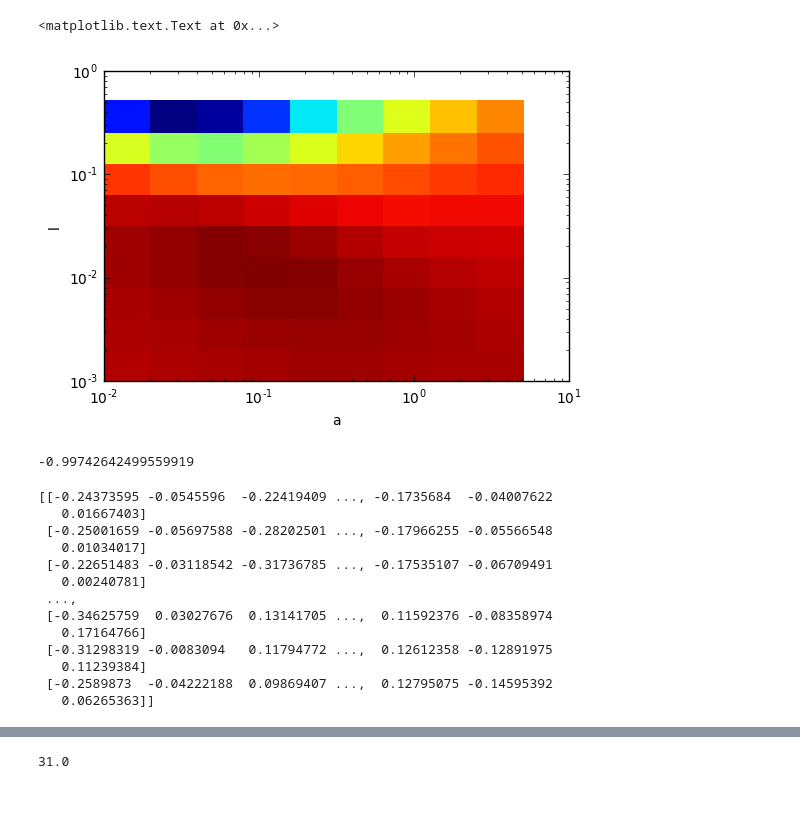
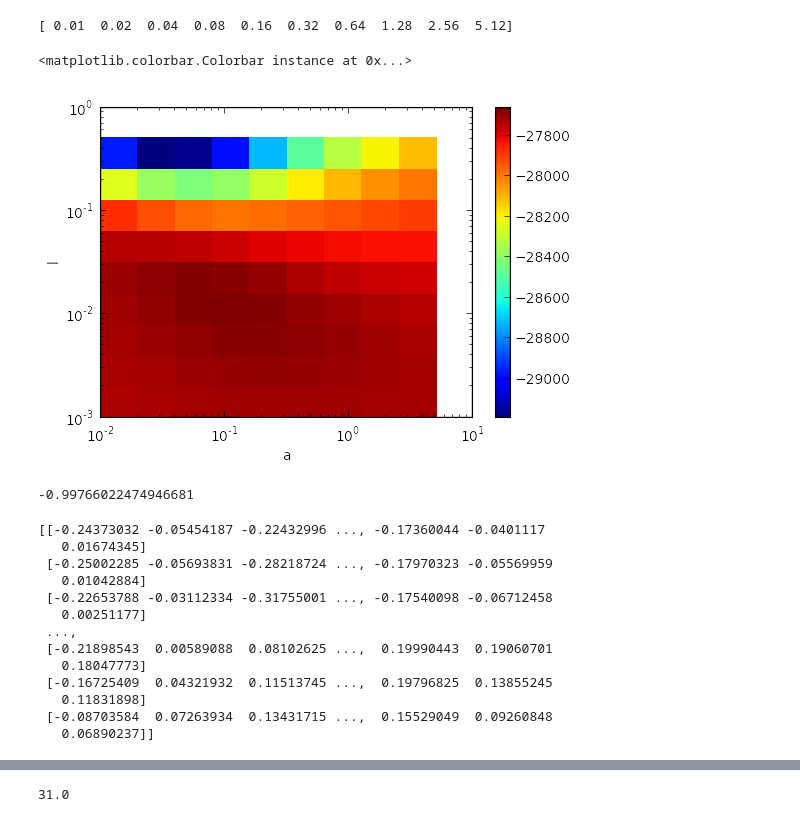
Before and after one commit to hringbauer/BarrierInferPublic, a Jupyter notebook: Laplace.ipynb, the cells around one changed output, grey strips where cells are left out. Drawn from its saved outputs; the diff is of its cells as text; code cells hidden in the pictures.

```diff
--- a/Laplace.ipynb
+++ b/Laplace.ipynb
@@ -6,7 +4,7 @@ import tensorflow as tf
 import pylab
 %matplotlib inline
 # %%
-X_data = np.loadtxt('./coordinates1.csv', delimiter='$').astype('float64')
-X_data /= np.max(X_data)
+X_data = np.loadtxt('./coordinates1.csv', delimiter='$').astype('float64')[:400,:]
+#X_data /= np.max(X_data)    # Divide by the maximum WHY??
 
-Y_data = np.loadtxt('./data_genotypes1.csv', delimiter='$').astype('float64')
+Y_data = np.loadtxt('./data_genotypes1.csv', delimiter='$').astype('float64')[:400,:]
@@ -21,28 +43,33 @@ Y_data[Y_data < 0.5] = -1.0
 with tf.device('/cpu:0'):
     X = tf.Variable(dtype=tf.float64, initial_value=X_data, trainable=False)
     Y = tf.Variable(dtype=tf.float64, initial_value=Y_data, trainable=False)
-
     F = tf.Variable(dtype=tf.float64, initial_value=np.random.normal(0.0, 0.1, (N, M)).astype('float64'),
                     trainable=True)
 
     l = tf.placeholder(shape=[], dtype=tf.float64)
     a = tf.placeholder(shape=[], dtype=tf.float64)
 
+    eye=tf.Variable(tf.convert_to_tensor(np.eye(N), dtype=tf.float64))
+
     K = a * tf.exp(-tf.reduce_sum(((X[:, None] - X[None, :]) ** 2) / (2 * l), reduction_indices=[2])) + \
-        0.0001 * tf.eye(N, dtype=tf.float64)
+        0.0001 * tf.eye(N, dtype=tf.float64) # Calculate Matrix of Covariances
 
-    p = tf.nn.sigmoid(F)
-    Kinv_F = tf.matrix_solve(K, F)
+    #K = a * tf.exp(-tf.reduce_sum(((X[:, None] - X[None, :]) ** 2) / (2 * l), reduction_indices=[2])) + \
+       # 0.0001 * eye
 
-    data_fit = -tf.reduce_sum(tf.log(1 + tf.exp(-Y * F)), reduction_indices=[0])
-    prior_fit = -0.5 * tf.reduce_sum(F * Kinv_F, reduction_indices=[0])
+    p = tf.nn.sigmoid(F)            # Calculate probabilities(assuming sigmoid link function)
+    Kinv_F = tf.matrix_solve(K, F)  # Calculate K^(-1)*F
 
-    logL = tf.reduce_sum(data_fit + prior_fit)
+    data_fit = -tf.reduce_sum(tf.log(1 + tf.exp(-Y * F)), reduction_indices=[0]) # Calculate Data Fit: Check
+    prior_fit = -0.5 * tf.reduce_sum(F * Kinv_F, reduction_indices=[0])          # Calcualte 1st term of prior probability: Check
 
-    g =  (0.5 * (Y + 1) - p) - Kinv_F
+    logL = tf.reduce_sum(data_fit + prior_fit) # Modulo terms not depending on f: Check
 
-    W = p * (1 - p)
-    lhs = -K[:, :, None] * W[None, :, :] - tf.eye(N, dtype=tf.float64)[:, :, None]
+    g =  (0.5 * (Y + 1) - p) - Kinv_F # Calculate Matrix for Gradients Check
+
+    W = p * (1 - p)        # Calculate first part of Hessia. It is diagonal (but here diagonal in every column)
+    lhs = -K[:, :, None] * W[None, :, :] - tf.eye(N, dtype=tf.float64)[:, :, None] # Check (HEADACHE)
+    #lhs = -K[:, :, None] * W[None, :, :] - eye[:, :, None]
     rhs = tf.matmul(K, g)
 
     update = tf.matrix_solve(tf.transpose(lhs, [2, 0, 1]), tf.transpose(rhs, [1, 0])[:, :, None])[:, :, 0]
@@ -52,8 +79,10 @@ with tf.device('/cpu:0'):
 
     #####
 
-    B = (W[:, None, :] ** 0.5) * K[:, :, None] * (W[None, :, :] ** 0.5) + tf.eye(N, dtype=tf.float64)[:, :, None]
-    det = tf.reduce_sum(tf.log(tf.matrix_diag_part(tf.cholesky(tf.transpose(B, [2, 0, 1])))))
+    B = (W[:, None, :] ** 0.5) * K[:, :, None] * (W[None, :, :] ** 0.5) + tf.eye(N, dtype=tf.float64)[:, :, None]  # Check
+    #B = (W[:, None, :] ** 0.5) * K[:, :, None] * (W[None, :, :] ** 0.5) + eye[:, :, None]
+
+    det = tf.reduce_sum(tf.log(tf.matrix_diag_part(tf.cholesky(tf.transpose(B, [2, 0, 1])))))   # Factor of 2??
 
     margL = logL - det
 # %%
@@ -66,11 +95,13 @@ l_list = 0.001 * 2 ** np.arange(10)
 res = []
 
 with tf.Session(config=config) as sess:
-
+    i=0
     for aa in a_list:
         for ll in l_list:
+            print("Doing run: %i" % i)
+            i+=1
 
-            sess.run(tf.initialize_all_variables())
+            sess.run(tf.global_variables_initializer())
 
             prev = None
             for i in range(20):
@@ -83,36 +132,40 @@ with tf.Session(config=config) as sess:
 # %%
 surface = np.array(res).reshape((10, 10))
 pylab.pcolormesh(a_list, l_list, surface)
 pylab.xscale('log')
 pylab.yscale('log')
 pylab.xlabel('a')
 pylab.ylabel('l')
+pylab.colorbar()
 # %% [output]
-<matplotlib.text.Text at 0x...>
+[ 0.01  0.02  0.04  0.08  0.16  0.32  0.64  1.28  2.56  5.12]
+<matplotlib.colorbar.Colorbar instance at 0x...>
-[figure, old version]
+[figure, new version]
 # %%
 np.max(surface) / (N * np.log(2) * M)
 # %% [output]
--0.99742642499559919
+-0.99766022474946681
 # %%
 with tf.Session(config=config) as sess:
-    sess.run(tf.initialize_all_variables())
+    #sess.run(tf.initialize_all_variables())
+    sess.run(tf.global_variables_initializer())# Update by Harald
+
     for i in range(3):
         sess.run(opt_op, {a: 0.1, l:0.01})
     r = sess.run(F, {a: 0.1, l: 0.01})
     print(r)
 # %% [output]
-[[-0.24373595 -0.0545596  -0.22419409 ..., -0.1735684  -0.04007622
-   0.01667403]
- [-0.25001659 -0.05697588 -0.28202501 ..., -0.17966255 -0.05566548
-   0.01034017]
- [-0.22651483 -0.03118542 -0.31736785 ..., -0.17535107 -0.06709491
-   0.00240781]
+[[-0.24373032 -0.05454187 -0.22432996 ..., -0.17360044 -0.0401117
+   0.01674345]
+ [-0.25002285 -0.05693831 -0.28218724 ..., -0.17970323 -0.05569959
+   0.01042884]
+ [-0.22653788 -0.03112334 -0.31755001 ..., -0.17540098 -0.06712458
+   0.00251177]
  ...,
- [-0.34625759  0.03027676  0.13141705 ...,  0.11592376 -0.08358974
-   0.17164766]
- [-0.31298319 -0.0083094   0.11794772 ...,  0.12612358 -0.12891975
-   0.11239384]
- [-0.2589873  -0.04222188  0.09869407 ...,  0.12795075 -0.14595392
-   0.06265363]]
+ [-0.21898543  0.00589088  0.08102625 ...,  0.19990443  0.19060701
+   0.18047773]
+ [-0.16725409  0.04321932  0.11513745 ...,  0.19796825  0.13855245
+   0.11831898]
+ [-0.08703584  0.07263934  0.13431715 ...,  0.15529049  0.09260848
+   0.06890237]]
 # %%
```
Also changed, not shown: parts of 13 cells of this notebook, 2 other files.
